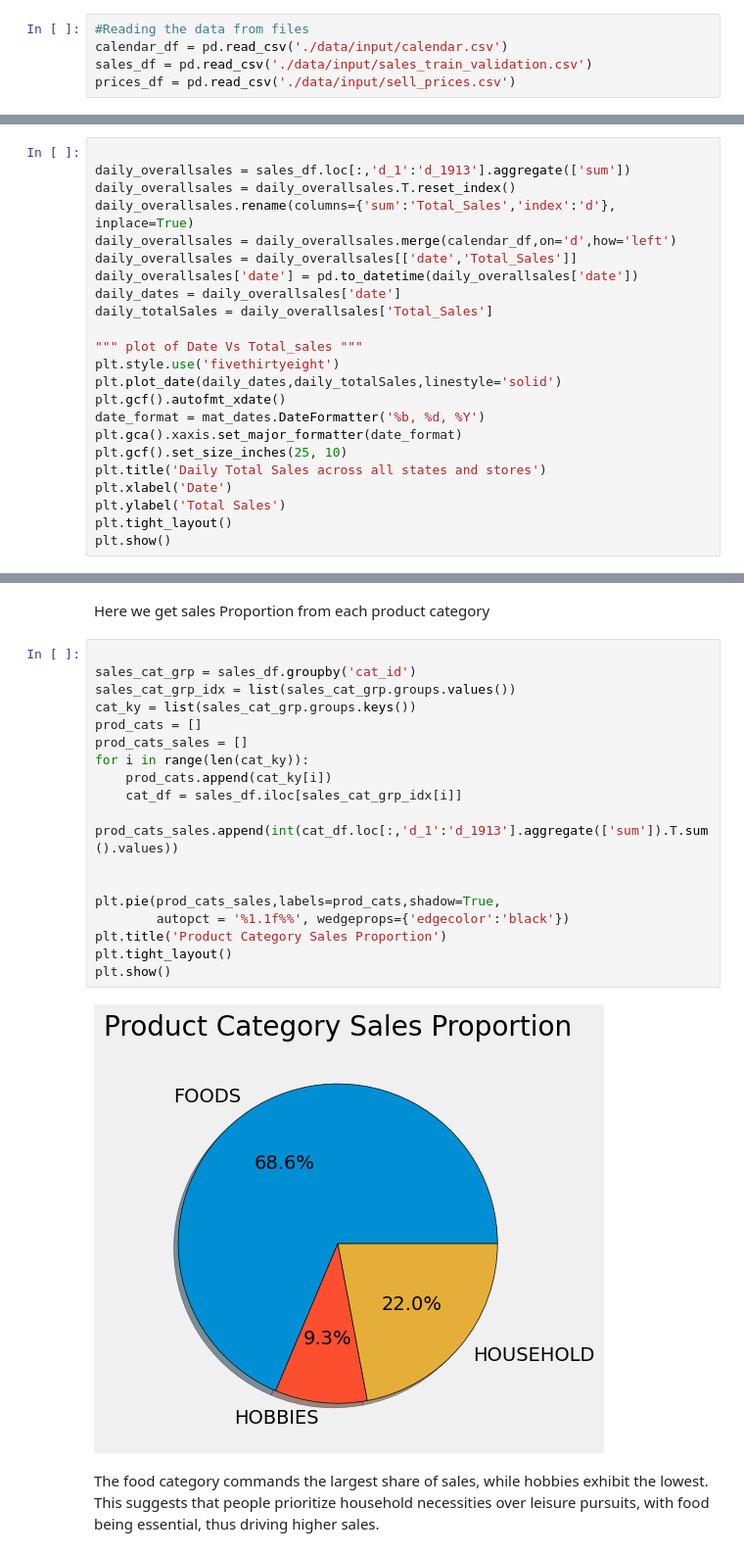
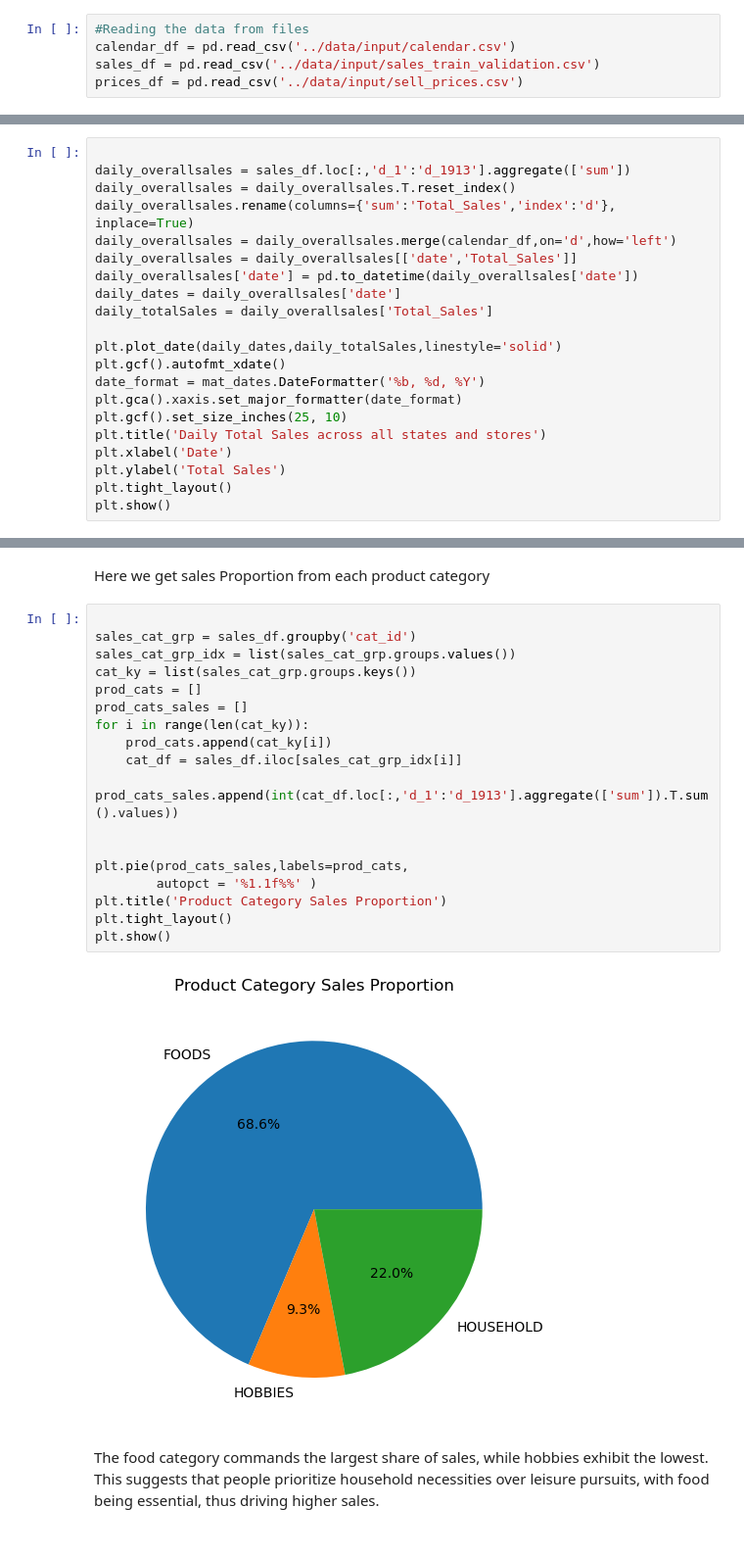
Before and after one commit to Rok-sana/Capstone_Project_TS, a Jupyter notebook: notebooks/FP_EDA.ipynb, the cells around one changed output, grey strips where cells are left out. Shown at 98% size. Saved outputs shown, nothing was run; the diff lists cells and outputs as text.

```diff
--- a/notebooks/FP_EDA.ipynb
+++ b/notebooks/FP_EDA.ipynb
@@ -20,8 +40,8 @@ pd.set_option('display.float_format', '{:.2f}'.format)
 # %%
 #Reading the data from files
-calendar_df = pd.read_csv('./data/input/calendar.csv')
-sales_df = pd.read_csv('./data/input/sales_train_validation.csv')
-prices_df = pd.read_csv('./data/input/sell_prices.csv')
+calendar_df = pd.read_csv('../data/input/calendar.csv')
+sales_df = pd.read_csv('../data/input/sales_train_validation.csv')
+prices_df = pd.read_csv('../data/input/sell_prices.csv')
 # %%
 print('shape of calendar_df is ',calendar_df.shape)
 print('top 2 rows of calendar_df')
@@ -77,8 +97,6 @@ daily_overallsales['date'] = pd.to_datetime(daily_overallsales['date'])
 daily_dates = daily_overallsales['date']
 daily_totalSales = daily_overallsales['Total_Sales']
 
-""" plot of Date Vs Total_sales """
-plt.style.use('fivethirtyeight')
 plt.plot_date(daily_dates,daily_totalSales,linestyle='solid')
 plt.gcf().autofmt_xdate()
 date_format = mat_dates.DateFormatter('%b, %d, %Y')
@@ -224,23 +242,23 @@ Here we get sales Proportion from each product category
 # %%
 
 sales_cat_grp = sales_df.groupby('cat_id')
 sales_cat_grp_idx = list(sales_cat_grp.groups.values())
 cat_ky = list(sales_cat_grp.groups.keys())
 prod_cats = []
 prod_cats_sales = []
 for i in range(len(cat_ky)):
     prod_cats.append(cat_ky[i])
     cat_df = sales_df.iloc[sales_cat_grp_idx[i]]
     prod_cats_sales.append(int(cat_df.loc[:,'d_1':'d_1913'].aggregate(['sum']).T.sum().values))
 
 
-plt.pie(prod_cats_sales,labels=prod_cats,shadow=True,
-        autopct = '%1.1f%%', wedgeprops={'edgecolor':'black'})
+plt.pie(prod_cats_sales,labels=prod_cats,
+        autopct = '%1.1f%%' )
 plt.title('Product Category Sales Proportion')
 plt.tight_layout()
 plt.show()
 # %% [output]
-[figure, old version]
+[figure, new version]
 # %% [markdown]
 The food category commands the largest share of sales, while hobbies exhibit the lowest. This suggests that people prioritize household necessities over leisure pursuits, with food being essential, thus driving higher sales.
 # %% [markdown]
```
Also changed, not shown: parts of 58 cells of this notebook, 1 other file.
